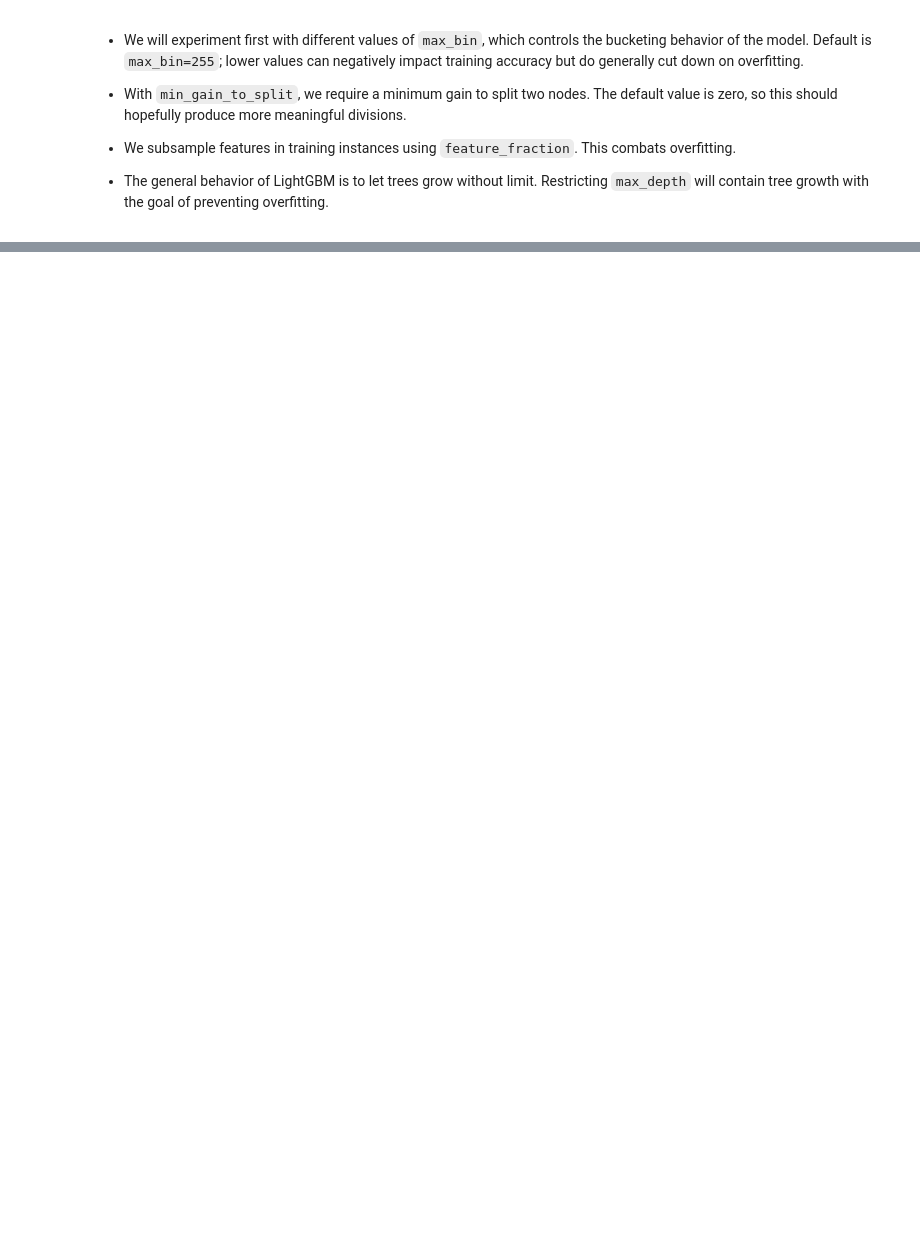
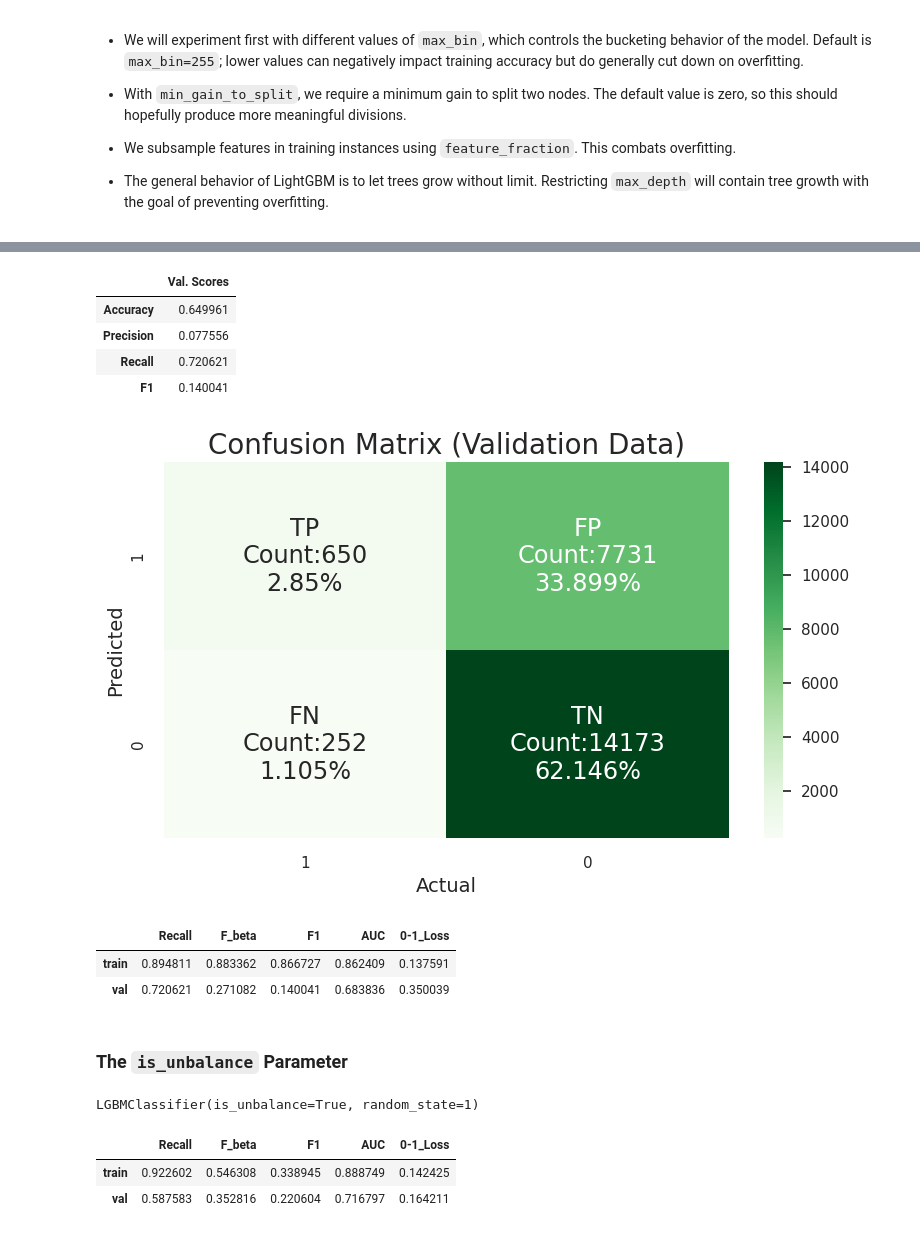
Before and after one commit to hhboorstein/ds_portfolio, a Jupyter notebook: Santander_Customer_Satisfaction.ipynb, the cells around one changed output, grey strips where cells are left out. Cells and saved outputs as stored; diff of their text form; code cells hidden in the pictures; blank space fills up the shorter version.

```diff
--- a/Santander_Customer_Satisfaction.ipynb
+++ b/Santander_Customer_Satisfaction.ipynb
@@ -1472,3 +1482,20 @@ params={
 * We subsample features in training instances using `feature_fraction`. This combats overfitting.
 
 * The general behavior of LightGBM is to let trees grow without limit. Restricting `max_depth` will contain tree growth with the goal of preventing overfitting.
+# %%
+lg_tuned=LGBMClassifier(random_state=1)
+
+go=GridSearchCV(
+    estimator=lg_tuned,
+    param_grid=params,
+    scoring=['recall','f1','roc_auc'],
+    refit='roc_auc',
+    cv=5,
+    n_jobs=-1,
+    verbose=1,
+    return_train_score=True
+)
+
+start=time.time()
+go.fit(Xt_over,yt_over)
+print(f'Fit completed in {np.round((time.time()-start)/60,2)} minutes.')
@@ -1474,0 +1515,12 @@ params={
+# %%
+best_lg={'feature_fraction': 0.9,
+ 'max_bin': 200,
+ 'max_depth': 9,
+ 'min_gain_to_split': 0.001}
+# %%
+lg_tuned=LGBMClassifier(
+    random_state=1,
+    **best_lg
+)
+
+lg_tuned.fit(Xt_over,yt_over)
@@ -1474,0 +1532,32 @@ params={
+# %%
+ch(lg_tuned)
+# %% [output]
+|  | Val. Scores |
+| Accuracy | 0.649961 |
+| Precision | 0.077556 |
+| Recall | 0.720621 |
+| F1 | 0.140041 |
+[figure, added]
+# %%
+get_scores(lg_tuned,sample='over',output='pandas')
+# %% [output]
+|  | Recall | F_beta | F1 | AUC | 0-1_Loss |
+| train | 0.894811 | 0.883362 | 0.866727 | 0.862409 | 0.137591 |
+| val | 0.720621 | 0.271082 | 0.140041 | 0.683836 | 0.350039 |
+# %% [markdown]
+### The `is_unbalance` Parameter
+# %%
+lg1=LGBMClassifier(
+    random_state=1,
+    is_unbalance=True
+)
+
+lg1.fit(X_ts,y_train)
+# %% [output]
+LGBMClassifier(is_unbalance=True, random_state=1)
+# %%
+get_scores(lg1,output='pandas')
+# %% [output]
+|  | Recall | F_beta | F1 | AUC | 0-1_Loss |
+| train | 0.922602 | 0.546308 | 0.338945 | 0.888749 | 0.142425 |
+| val | 0.587583 | 0.352816 | 0.220604 | 0.716797 | 0.164211 |
```
Also changed, not shown: parts of 10 cells of this notebook.
